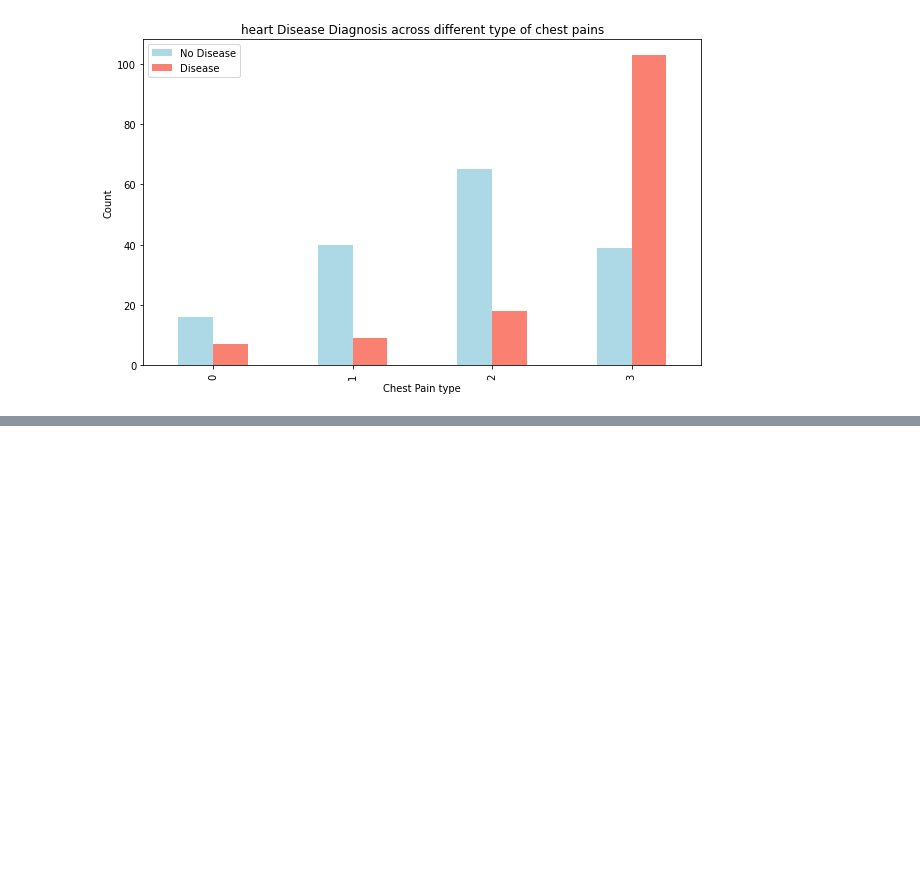
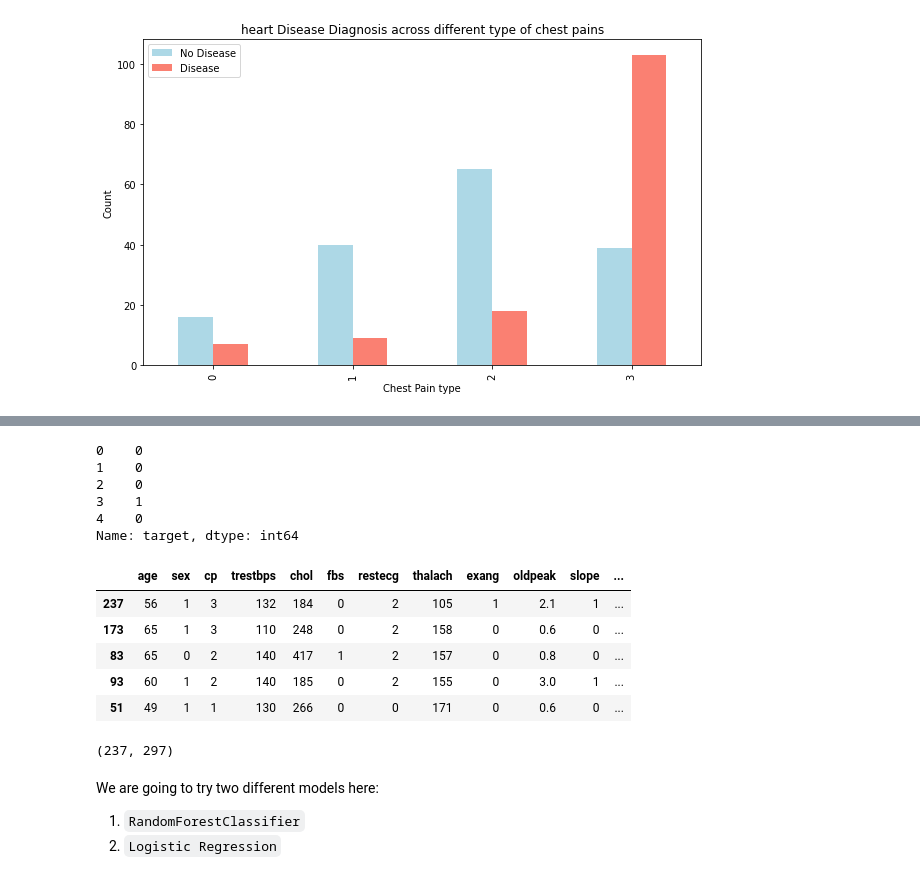
Before and after one commit to VishalMoradia/MLProjects, a Jupyter notebook: MLHeartDisease.ipynb, the cells around one changed output, grey strips where cells are left out. Cells and saved outputs as stored; diff of their text form; code cells hidden in the pictures; blank space fills up the shorter version.

```diff
--- a/MLHeartDisease.ipynb
+++ b/MLHeartDisease.ipynb
@@ -326,0 +390,28 @@ plt.legend(['No Disease', 'Disease'])
+# %%
+y.head()
+# %% [output]
+0    0
+1    0
+2    0
+3    1
+4    0
+Name: target, dtype: int64
+# %%
+X_train, X_test, y_train, y_test = train_test_split(X, y, test_size=0.2)
+
+X_train.head()
+# %% [output]
+|  | age | sex | cp | trestbps | chol | fbs | restecg | thalach | exang | oldpeak | slope | ... |
+| 237 | 56 | 1 | 3 | 132 | 184 | 0 | 2 | 105 | 1 | 2.1 | 1 | ... |
+| 173 | 65 | 1 | 3 | 110 | 248 | 0 | 2 | 158 | 0 | 0.6 | 0 | ... |
+| 83 | 65 | 0 | 2 | 140 | 417 | 1 | 2 | 157 | 0 | 0.8 | 0 | ... |
+| 93 | 60 | 1 | 2 | 140 | 185 | 0 | 2 | 155 | 0 | 3.0 | 1 | ... |
+| 51 | 49 | 1 | 1 | 130 | 266 | 0 | 0 | 171 | 0 | 0.6 | 0 | ... |
+# %%
+len(y_train),len(y)
+# %% [output]
+(237, 297)
+# %% [markdown]
+We are going to try two different models here:
+1. `RandomForestClassifier`
+2. `Logistic Regression`
```
Also changed, not shown: parts of 19 cells of this notebook.
